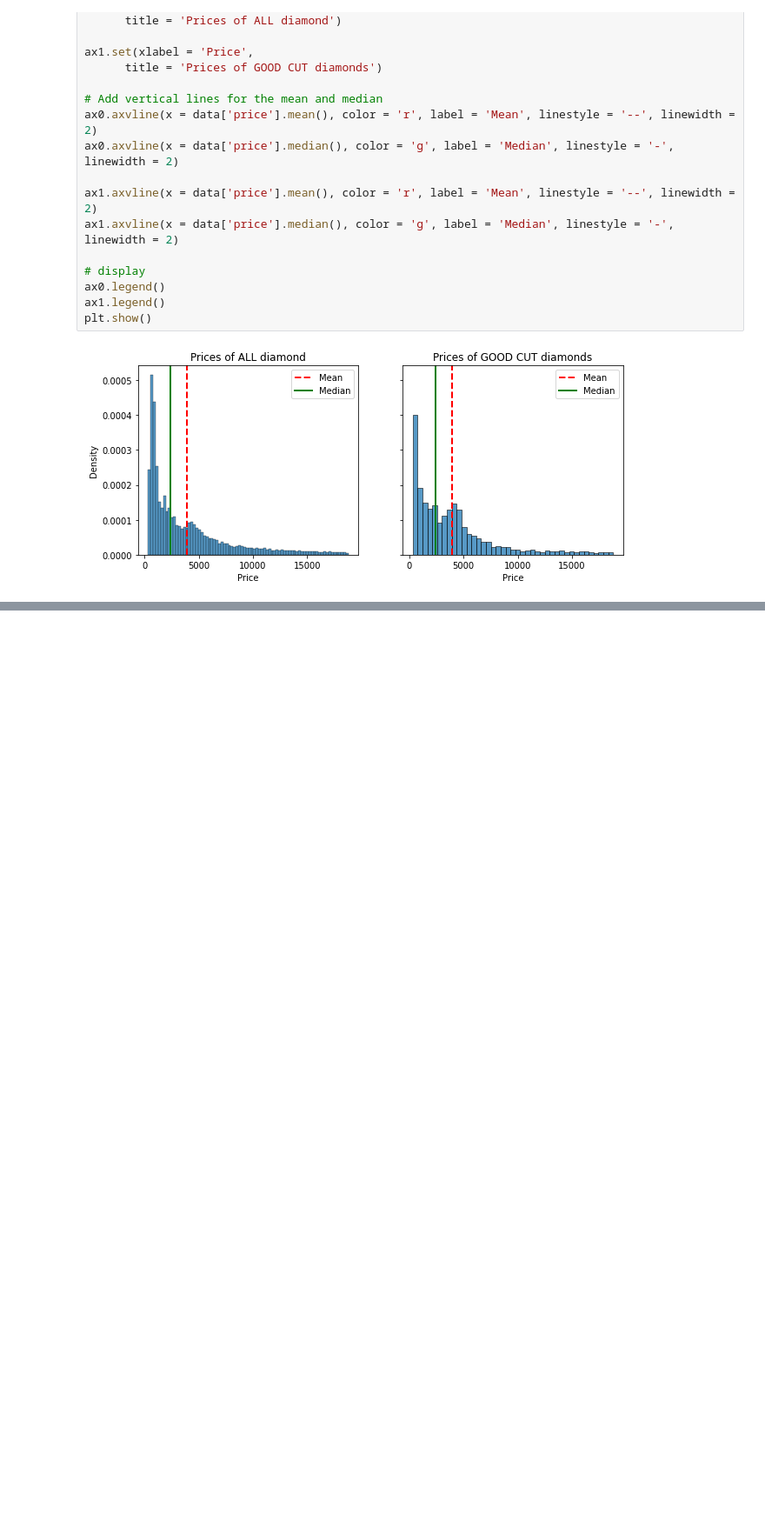
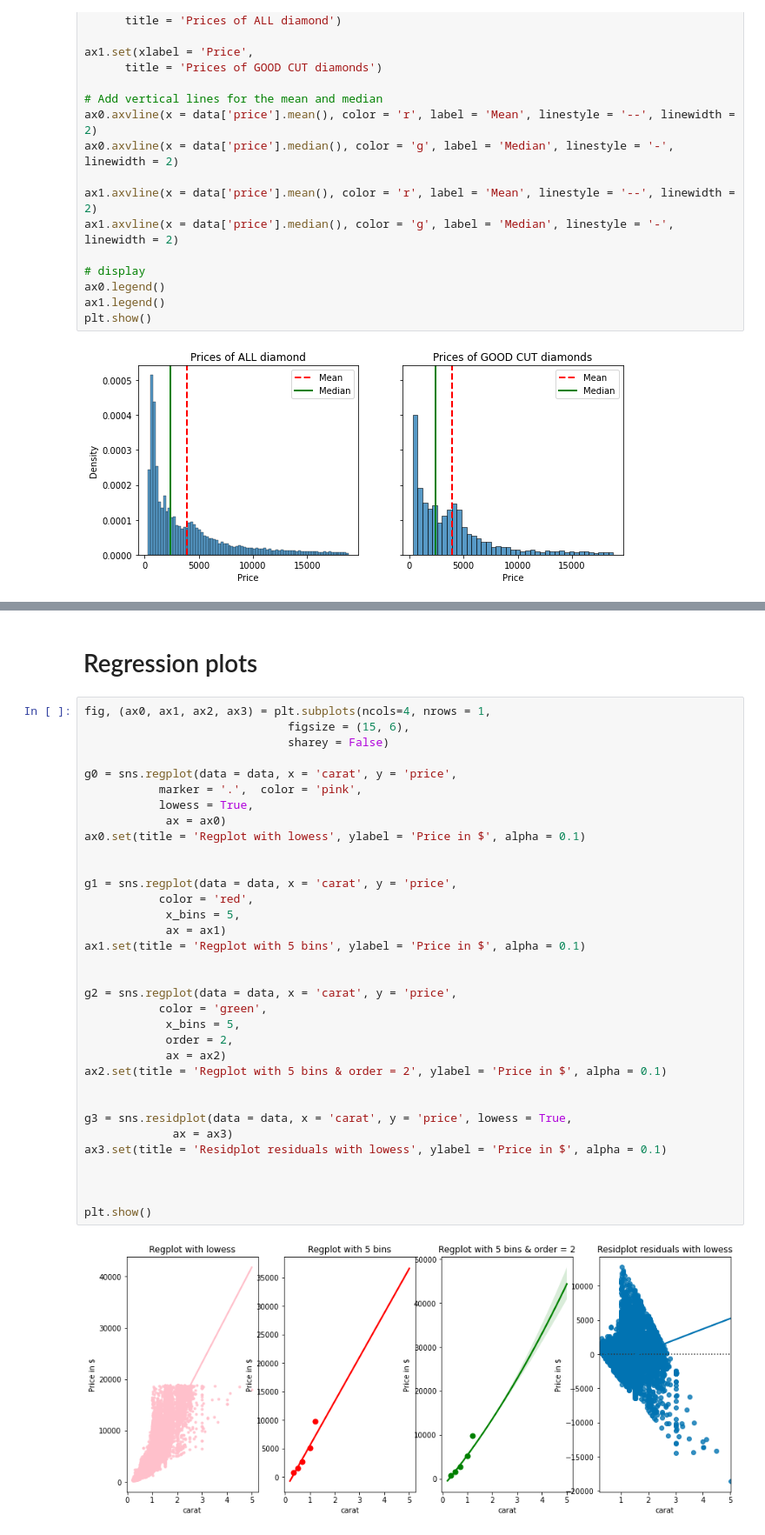
Before and after one commit to anikomaraz/python_courses_postbootcamp, a Jupyter notebook: seaborn_intermediate.ipynb, the cells around one changed output, grey strips where cells are left out. Shown at 87% size. Drawn from its saved outputs; the diff is of its cells as text; blank space fills up the shorter version.

```diff
--- a/seaborn_intermediate.ipynb
+++ b/seaborn_intermediate.ipynb
@@ -176,0 +149,38 @@ ValueError: Could not interpret value `carat` for parameter `hue`
+# %% [markdown]
+# Regression plots
+# %%
+fig, (ax0, ax1, ax2, ax3) = plt.subplots(ncols=4, nrows = 1,
+                              figsize = (15, 6),
+                              sharey = False)
+
+g0 = sns.regplot(data = data, x = 'carat', y = 'price',
+           marker = '.',  color = 'pink',
+           lowess = True,
+            ax = ax0)
+ax0.set(title = 'Regplot with lowess', ylabel = 'Price in $', alpha = 0.1)
+
+
+g1 = sns.regplot(data = data, x = 'carat', y = 'price',
+           color = 'red',
+            x_bins = 5,
+            ax = ax1)
+ax1.set(title = 'Regplot with 5 bins', ylabel = 'Price in $', alpha = 0.1)
+
+
+g2 = sns.regplot(data = data, x = 'carat', y = 'price',
+           color = 'green',
+            x_bins = 5,
+            order = 2,
+            ax = ax2)
+ax2.set(title = 'Regplot with 5 bins & order = 2', ylabel = 'Price in $', alpha = 0.1)
+
+
+g3 = sns.residplot(data = data, x = 'carat', y = 'price', lowess = True,
+             ax = ax3)
+ax3.set(title = 'Residplot residuals with lowess', ylabel = 'Price in $', alpha = 0.1)
+
+
+
+plt.show()
+# %% [output]
+[figure, added]
```
Also changed, not shown: parts of 15 cells of this notebook.
